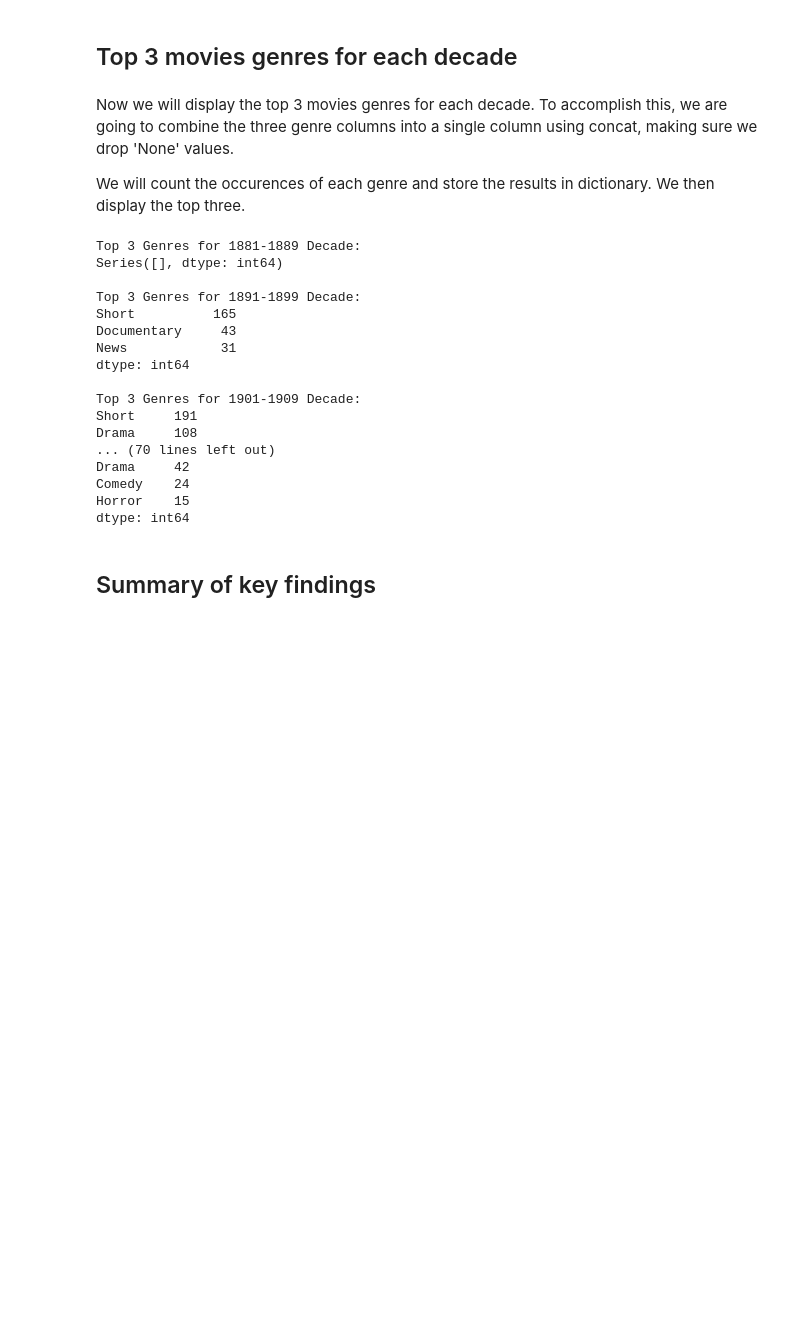
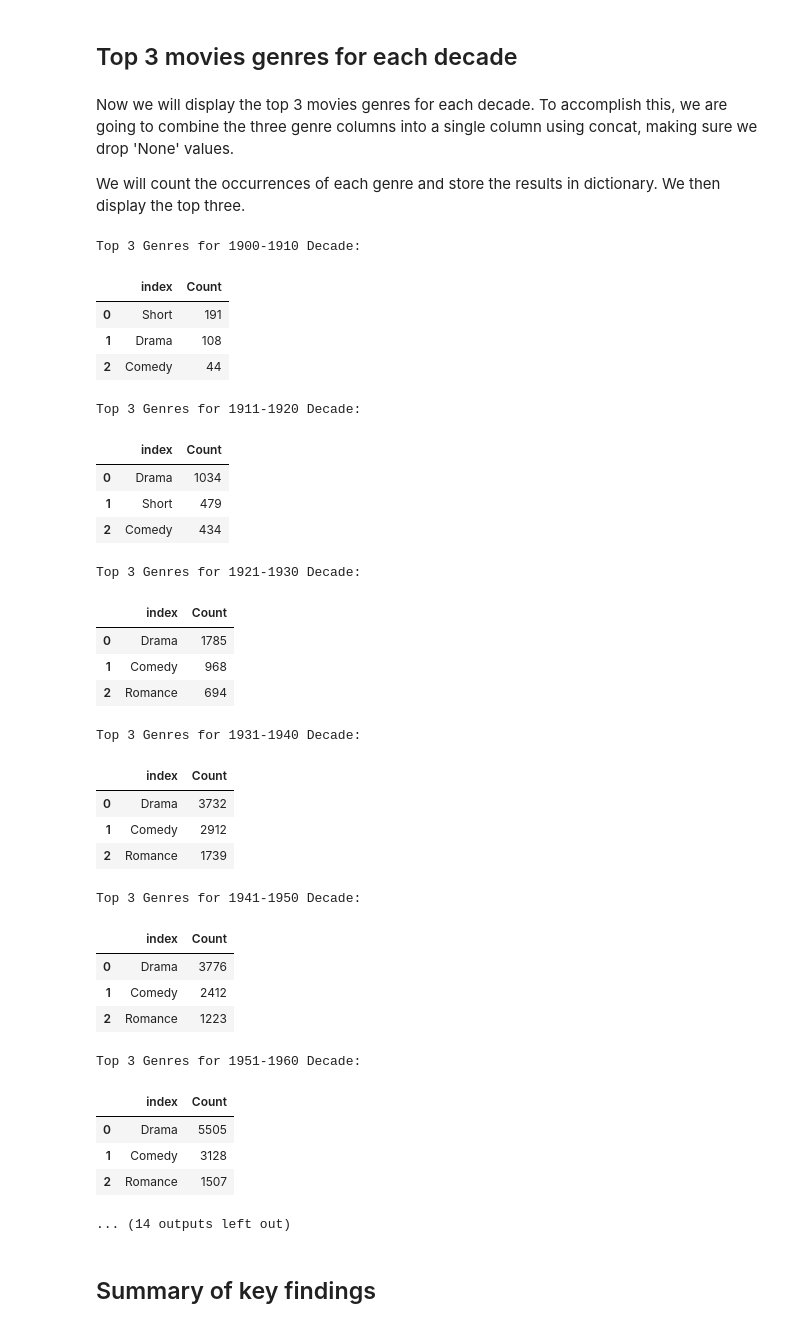
Before and after one commit to thaong1412/IMDB_Project, a Jupyter notebook: CPSC_4800_IMDB_Project.ipynb, the cells around one changed output. Cells and saved outputs as stored; diff of their text form; code cells hidden in the pictures; blank space fills up the shorter version.

```diff
--- a/CPSC_4800_IMDB_Project.ipynb
+++ b/CPSC_4800_IMDB_Project.ipynb
@@ -1107,38 +1117,57 @@ Top 10 Titles for 1891-1899 Decade:
 # %% [markdown]
 Now we will display the top 3 movies genres for each decade. To accomplish this, we are going to combine the three genre columns into a single column using concat, making sure we drop 'None' values.
 
-We will count the occurences of each genre and store the results in dictionary. We then display the top three.
+We will count the occurrences of each genre and store the results in dictionary. We then display the top three.
 # %%
 top_genres_by_decade = {}
 
-for start_year in range(1880, 2024, 10):
+for start_year in range(starting_year, current_year, 10):
     end_year = start_year + 10
-    decade_df = movies_title_df_unique[(movies_title_df_unique['Start Year'] > start_year) & (movies_title_df_unique['Start Year'] < end_year)]
+    decade_df = movies_title_df_unique[
+        (movies_title_df_unique['Start Year'] > start_year) & (movies_title_df_unique['Start Year'] < end_year)]
+
     all_genres = pd.concat([decade_df['Genre 1'], decade_df['Genre 2'], decade_df['Genre 3']]).dropna()
     top_genres = all_genres.value_counts().head(3)
-    top_genres_by_decade[f"{start_year+1}-{end_year-1}"] = top_genres
+
+    display_start, display_end = get_decade(starting_year, current_year, start_year, end_year)
+
+    top_genres_by_decade[f"{display_start}-{display_end}"] = top_genres
 
 for decade, genres in top_genres_by_decade.items():
-    print(f"Top 3 Genres for {decade} Decade:")
-    print(genres, "\n")
+    print('\033[1m' + f"Top 3 Genres for {decade} Decade:" + '\033[0m')
+    display(genres.to_frame(name="Count").reset_index())
 # %% [output]
-Top 3 Genres for 1881-1889 Decade:
-Series([], dtype: int64)
-
-Top 3 Genres for 1891-1899 Decade:
-Short          165
-Documentary     43
-News            31
-dtype: int64
-
-Top 3 Genres for 1901-1909 Decade:
-Short     191
-Drama     108
-... (70 lines left out)
-Drama     42
-Comedy    24
-Horror    15
-dtype: int64
+Top 3 Genres for 1900-1910 Decade:
+|  | index | Count |
+| 0 | Short | 191 |
+| 1 | Drama | 108 |
+| 2 | Comedy | 44 |
+Top 3 Genres for 1911-1920 Decade:
+|  | index | Count |
+| 0 | Drama | 1034 |
+| 1 | Short | 479 |
+| 2 | Comedy | 434 |
+Top 3 Genres for 1921-1930 Decade:
+|  | index | Count |
+| 0 | Drama | 1785 |
+| 1 | Comedy | 968 |
+| 2 | Romance | 694 |
+Top 3 Genres for 1931-1940 Decade:
+|  | index | Count |
+| 0 | Drama | 3732 |
+| 1 | Comedy | 2912 |
+| 2 | Romance | 1739 |
+Top 3 Genres for 1941-1950 Decade:
+|  | index | Count |
+| 0 | Drama | 3776 |
+| 1 | Comedy | 2412 |
+| 2 | Romance | 1223 |
+Top 3 Genres for 1951-1960 Decade:
+|  | index | Count |
+| 0 | Drama | 5505 |
+| 1 | Comedy | 3128 |
+| 2 | Romance | 1507 |
+... (14 outputs left out)
 # %% [markdown]
 ## Summary of key findings
 # %% [markdown]
```
Also changed, not shown: parts of 31 cells of this notebook, 1 other file.
